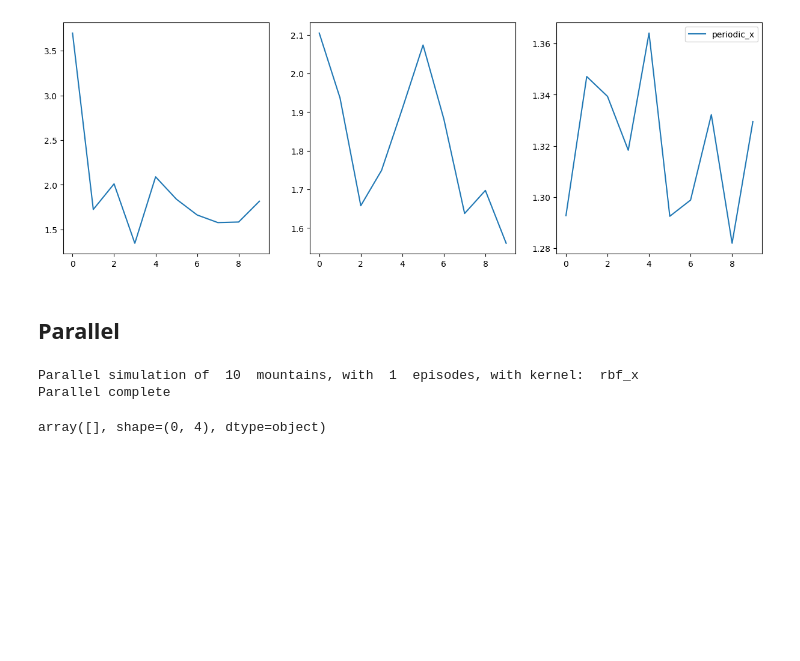
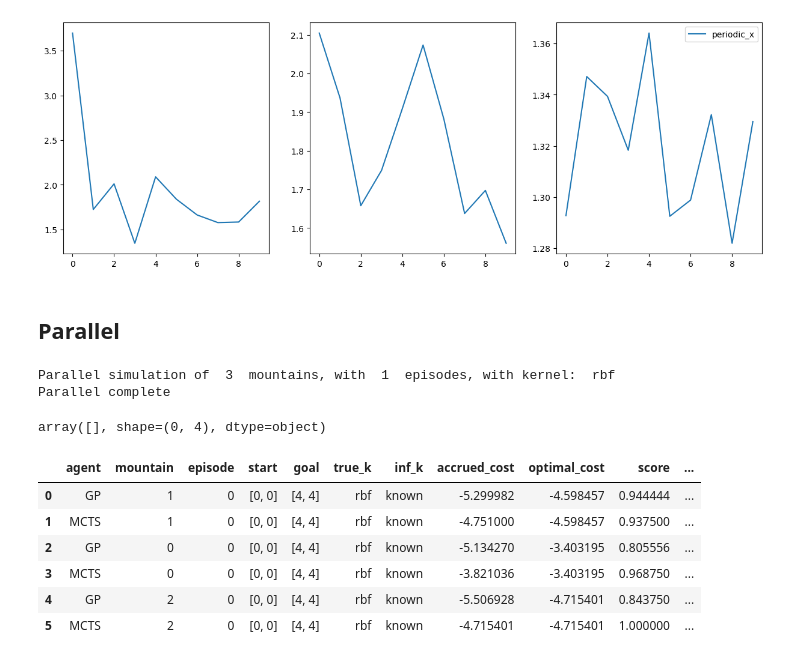
Before and after one commit to tgham/context_exploration, a Jupyter notebook: GP_worlds.ipynb, the cells around one changed output. Drawn from its saved outputs; the diff is of its cells as text; code cells hidden in the pictures; blank space fills up the shorter version.

```diff
--- a/GP_worlds.ipynb
+++ b/GP_worlds.ipynb
@@ -1031,28 +1028,29 @@ sim_results = {
 
 #### GP inits
 true_k = 'rbf_x'
-true_k = 'rbf'
+# true_k = 'rbf'
 # true_k = 'periodic_y'
 # inf_k = 'weighted'
 inf_k = 'known'
 N = 5
 metric = 'cityblock'
 # metric = 'chebyshev'
+known_costs = True
 r_noise = 0.0
 params = None
 render_mode = None
 
 true_ks = [
-    # 'rbf',
-           'rbf_x',
+    'rbf',
+        #    'rbf_x',
         #    ,'periodic_x'
            ]
 n_ks = len(true_ks)
 
 ## trial info
-n_mountains = 10
+n_mountains = 3
 n_episodes = 1
-n_trees = 50000
+n_trees = 10000
 parallel = True
 agents = [
     'GP',
@@ -1077,7 +1075,7 @@ if __name__ == '__main__':
             with mp.Pool(n_cores) as pool:
                 master_pbar = tqdm(total=n_mountains, desc='All_{}_mountains'.format(true_k), position=0, leave=True, colour='green')
                 print('Parallel simulation of ', n_mountains, ' mountains, with ',n_episodes,' episodes, with kernel: ', true_k)
-                sim_out = [pool.apply_async(parallel_agent, args=(m, N, params, metric, true_k, inf_k, r_noise, render_mode, n_episodes, agents, n_trees), callback = save_results) for m in range(n_mountains)]
+                sim_out = [pool.apply_async(parallel_agent, args=(m, N, params, metric, true_k, inf_k, known_costs, r_noise, render_mode, n_episodes, agents, n_trees), callback = save_results) for m in range(n_mountains)]
                 pool.close()
                 pool.join()
 
@@ -1094,5 +1092,5 @@ for dk in del_keys:
 ## dataframe of simulation results
 df_sim = pd.DataFrame(sim_results)
 # %% [output]
-Parallel simulation of  10  mountains, with  1  episodes, with kernel:  rbf_x
+Parallel simulation of  3  mountains, with  1  episodes, with kernel:  rbf
 Parallel complete
@@ -1108,3 +1117,13 @@ sim_out[5].get()
+# %%
+df_sim
+# %% [output]
+|  | agent | mountain | episode | start | goal | true_k | inf_k | accrued_cost | optimal_cost | score | ... |
+| 0 | GP | 1 | 0 | [0, 0] | [4, 4] | rbf | known | -5.299982 | -4.598457 | 0.944444 | ... |
+| 1 | MCTS | 1 | 0 | [0, 0] | [4, 4] | rbf | known | -4.751000 | -4.598457 | 0.937500 | ... |
+| 2 | GP | 0 | 0 | [0, 0] | [4, 4] | rbf | known | -5.134270 | -3.403195 | 0.805556 | ... |
+| 3 | MCTS | 0 | 0 | [0, 0] | [4, 4] | rbf | known | -3.821036 | -3.403195 | 0.968750 | ... |
+| 4 | GP | 2 | 0 | [0, 0] | [4, 4] | rbf | known | -5.506928 | -4.715401 | 0.843750 | ... |
+| 5 | MCTS | 2 | 0 | [0, 0] | [4, 4] | rbf | known | -4.715401 | -4.715401 | 1.000000 | ... |
 # %%
 pool.terminate()
 pool.close()
```
Also changed, not shown: parts of 17 cells of this notebook, 2 other files.
